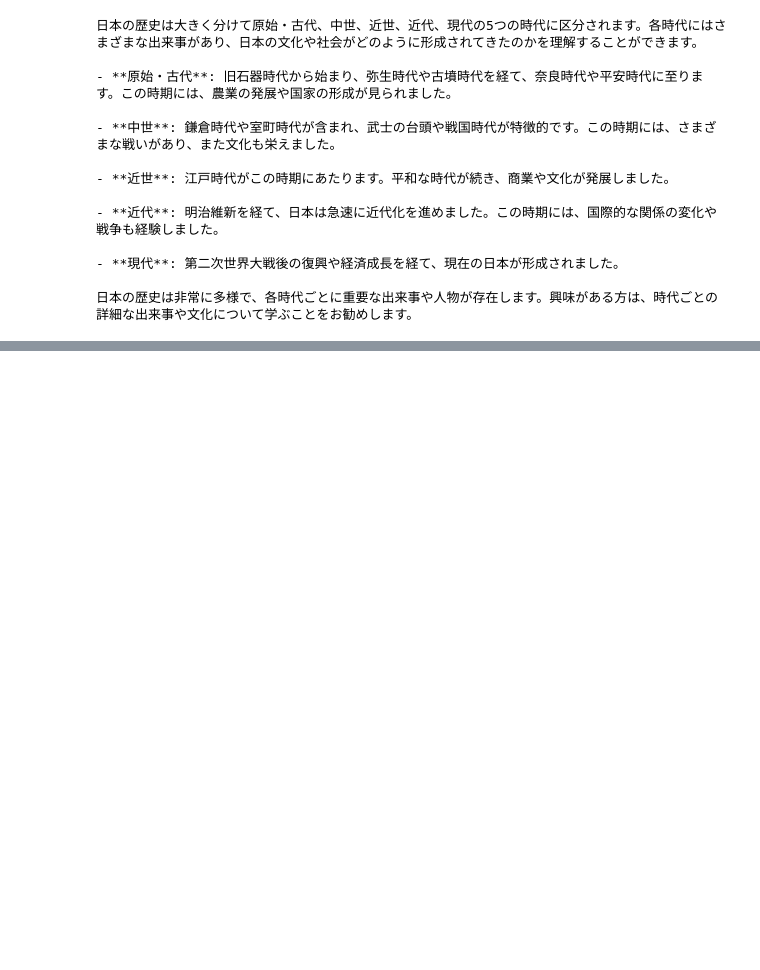
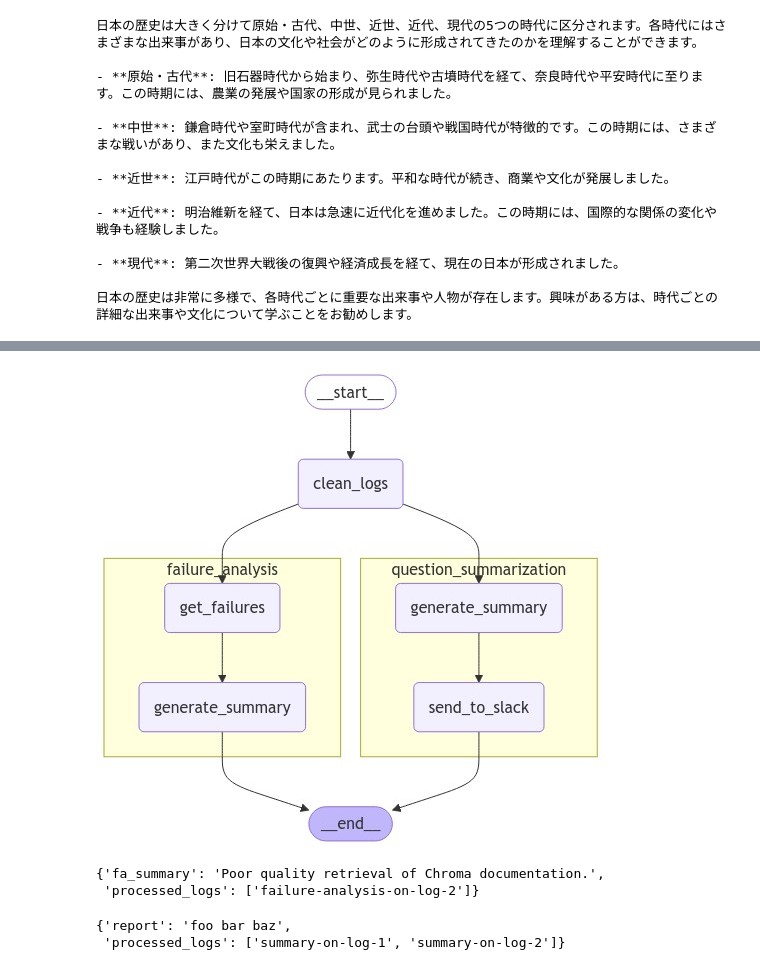
Before and after one commit to aidiary/learning-langchain, a Jupyter notebook: langchain-academy/4_building_your_assistant.ipynb, the cells around one changed output, grey strips where cells are left out. Drawn from its saved outputs; the diff is of its cells as text; code cells hidden in the pictures; blank space fills up the shorter version.

```diff
--- a/langchain-academy/4_building_your_assistant.ipynb
+++ b/langchain-academy/4_building_your_assistant.ipynb
@@ -260,0 +353,33 @@ print(result["answer"].content)
+# %%
+class EntryGraphState(TypedDict):
+    raw_logs: List[Log]
+    cleaned_logs: List[Log]
+    fa_summary: str
+    report: str
+    processed_logs: Annotated[List[int], add]
+
+
+def clean_logs(state):
+    raw_logs = state["raw_logs"]
+    cleaned_logs = raw_logs
+    return {"cleaned_logs": cleaned_logs}
+
+entry_builder = StateGraph(EntryGraphState)
+
+entry_builder.add_node("clean_logs", clean_logs)
+
+# サブグラフをノードとして追加
+entry_builder.add_node("question_summarization", qs_builder.compile())
+entry_builder.add_node("failure_analysis", fa_builder.compile())
+
+entry_builder.add_edge(START, "clean_logs")
+entry_builder.add_edge("clean_logs", "failure_analysis")
+entry_builder.add_edge("clean_logs", "question_summarization")
+entry_builder.add_edge("failure_analysis", END)
+entry_builder.add_edge("question_summarization", END)
+
+graph = entry_builder.compile()
+
+display(Image(graph.get_graph(xray=1).draw_mermaid_png()))
+# %% [output]
+[figure, added]
@@ -260,0 +405,10 @@ print(result["answer"].content)
+# %%
+fa_builder.compile().invoke({"cleaned_logs": raw_logs})
+# %% [output]
+{'fa_summary': 'Poor quality retrieval of Chroma documentation.',
+ 'processed_logs': ['failure-analysis-on-log-2']}
+# %%
+qs_builder.compile().invoke({"cleaned_logs": raw_logs})
+# %% [output]
+{'report': 'foo bar baz',
+ 'processed_logs': ['summary-on-log-1', 'summary-on-log-2']}
```
Also changed, not shown: parts of 7 cells of this notebook.
